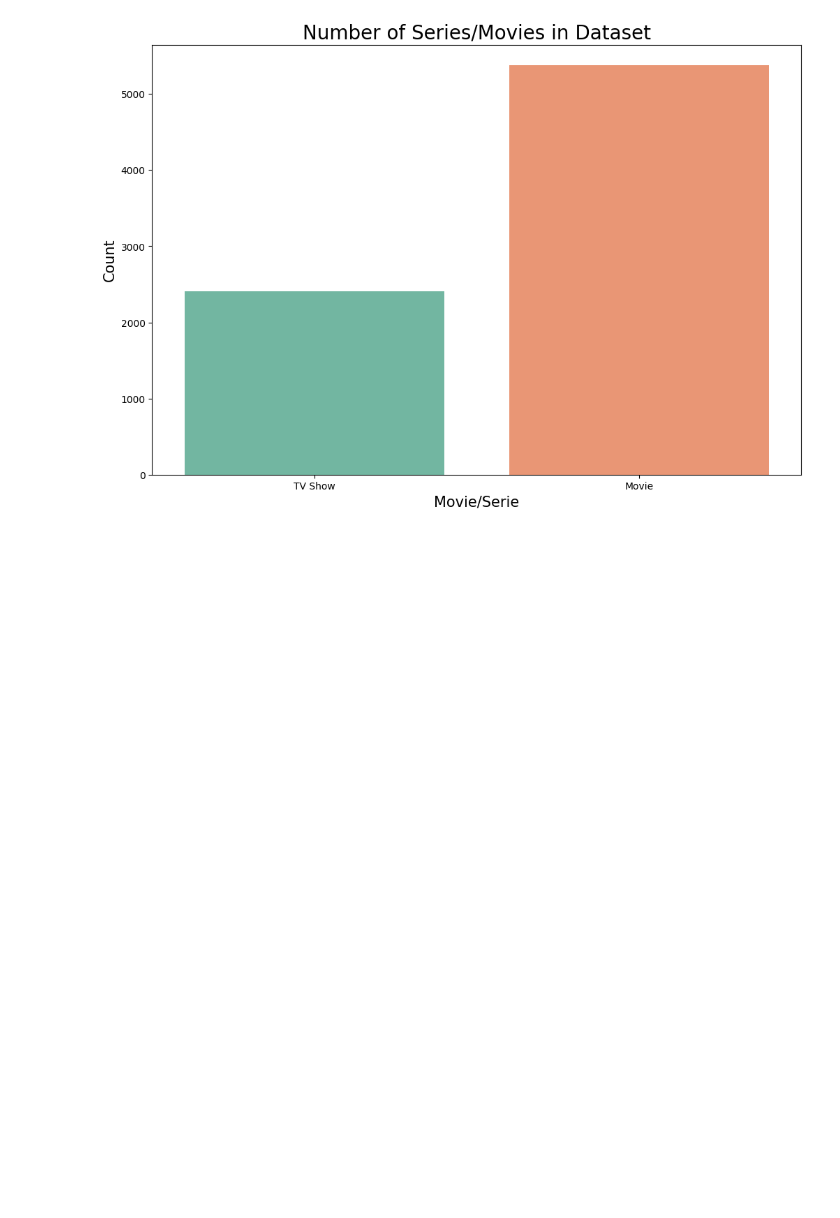
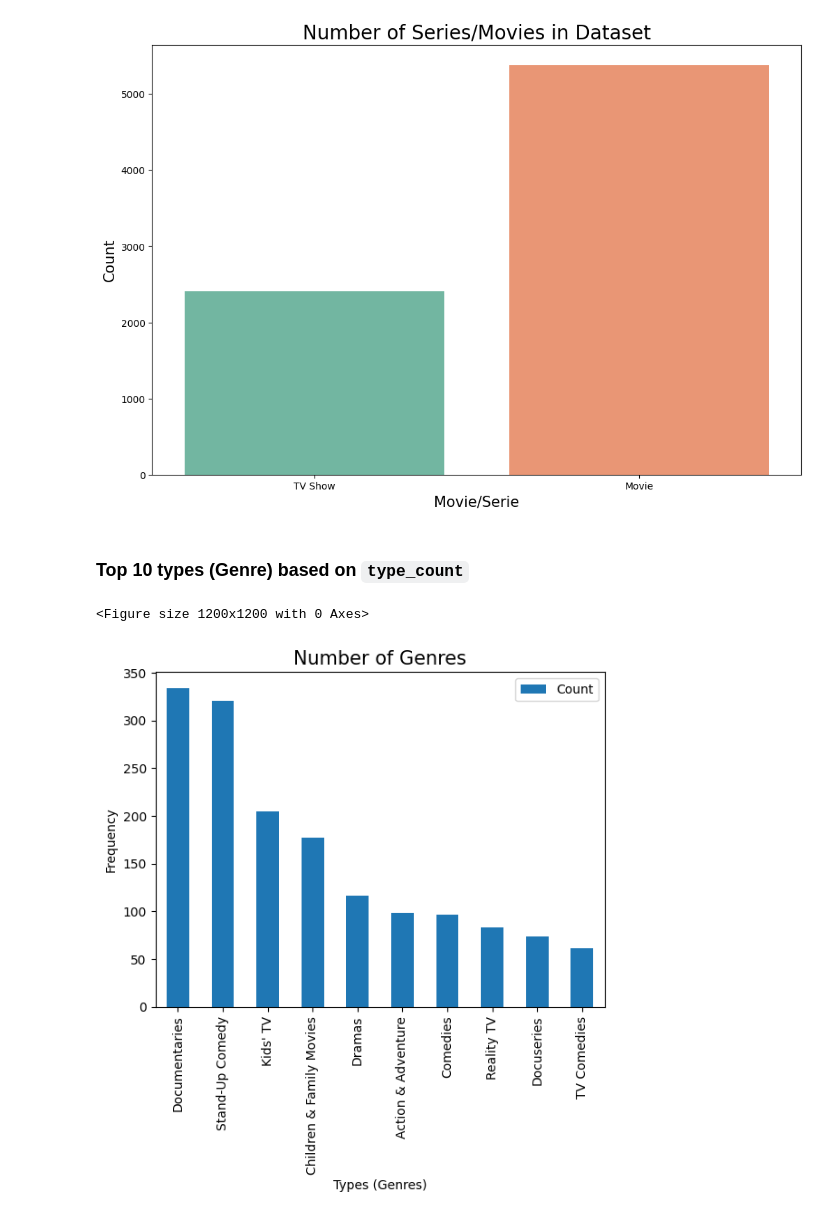
Before and after one commit to mohammadreza-mohammadi94/DataAnalysis-And-MachineLearning, a Jupyter notebook: 11- Netflix #1/Netflix.ipynb, the cells around one changed output. Drawn from its saved outputs; the diff is of its cells as text; code cells hidden in the pictures; blank space fills up the shorter version.

```diff
--- a/11- Netflix #1/Netflix.ipynb
+++ b/11- Netflix #1/Netflix.ipynb
@@ -341,0 +457,17 @@ AttributeError: Can only use .str accessor with string values!
+# %%
+def type_count(df):
+    # Creating new df by spliting genres in Type column
+    type_df = pd.DataFrame(df['Type'].apply(lambda x: str(x).split(',')).explode().str.strip())
+    type_df = type_df.drop_duplicates() # to drop duplicate genres
+    type_df = type_df.merge(df['Type'], left_on = 'Type', right_on='Type', how = 'left') # merge
+    type_count = type_df.groupby('Type').size().reset_index(name = 'Count').set_index('Type')
+    return type_count.sort_values(by = 'Count', ascending = False)
+    """
+    director_df.groupby('Director'): groups the DataFrame type_df by the 'Director' column. It creates a group for each unique type.
+    ----------------------------------------------------------------------------------
+    .size(): This method calculates the size (number of occurrences) of each group.
+    ----------------------------------------------------------------------------------
+    .reset_index(name='Count'): This part resets the index of the resulting DataFrame and gives a name ('Count') to the column that represents the size of each group.
+    ----------------------------------------------------------------------------------
+    .set_index('Director'): This code sets the 'Director' column as the new index of the DataFrame.
+    """
@@ -341,0 +497,3 @@ AttributeError: Can only use .str accessor with string values!
+# %%
+type_count = type_count(df)
+type_count.head(10)
@@ -393,3 +642,15 @@ plt.ylabel("Count", fontsize = 15)
 plt.show()
 # %% [output]
 [figure]
+# %% [markdown]
+### Top 10 types (Genre) based on `type_count`
+# %%
+plt.figure(figsize = (12, 12))
+type_count.head(10).plot(kind = 'bar')
+plt.title("Number of Genres", fontsize = 15)
+plt.xlabel("Types (Genres)", fontsize = 10)
+plt.ylabel("Frequency", fontsize = 10)
+plt.show()
+# %% [output]
+<Figure size 1200x1200 with 0 Axes>
+[figure, added]
```
Also changed, not shown: parts of 56 cells of this notebook.
